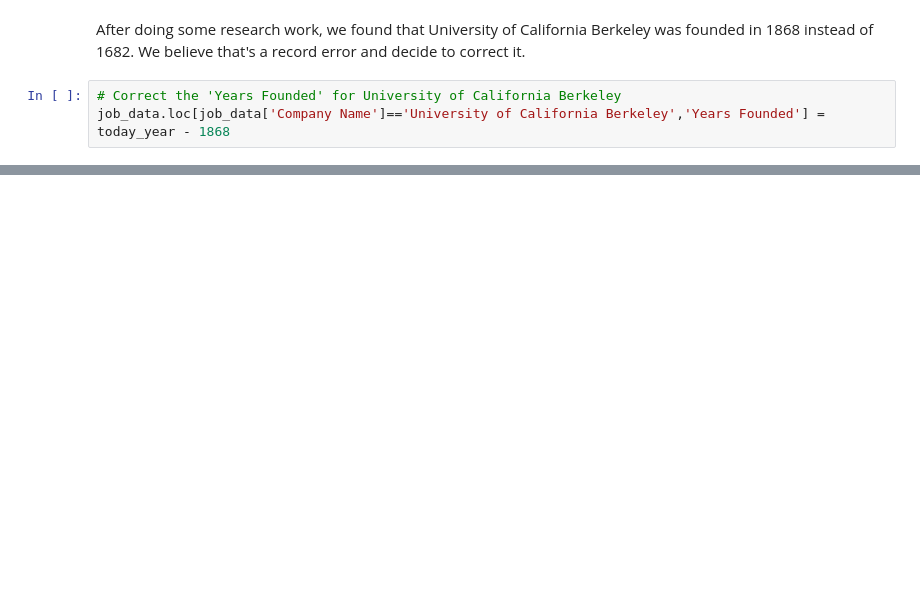
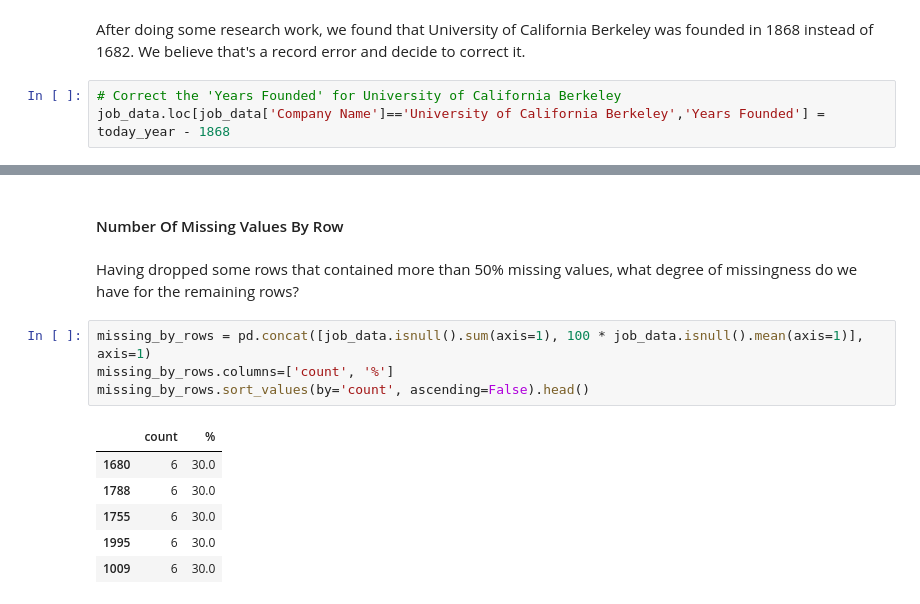
Before and after one commit to abbybby/CapstoneTwo_JobSalaryPrediction, a Jupyter notebook: Data Wrangling/data_wrangling.ipynb, the cells around one changed output, grey strips where cells are left out. Saved outputs shown, nothing was run; the diff lists cells and outputs as text; blank space fills up the shorter version.

```diff
--- a/Data Wrangling/data_wrangling.ipynb
+++ b/Data Wrangling/data_wrangling.ipynb
@@ -603,0 +569,15 @@ job_data.loc[job_data['Company Name']=='University of California Berkeley','Year
+# %% [markdown]
+#### Number Of Missing Values By Row
+# %% [markdown]
+Having dropped some rows that contained more than 50% missing values, what degree of missingness do we have for the remaining rows?
+# %%
+missing_by_rows = pd.concat([job_data.isnull().sum(axis=1), 100 * job_data.isnull().mean(axis=1)], axis=1)
+missing_by_rows.columns=['count', '%']
+missing_by_rows.sort_values(by='count', ascending=False).head()
+# %% [output]
+|  | count | % |
+| 1680 | 6 | 30.0 |
+| 1788 | 6 | 30.0 |
+| 1755 | 6 | 30.0 |
+| 1995 | 6 | 30.0 |
+| 1009 | 6 | 30.0 |
```
Also changed, not shown: parts of 43 cells of this notebook.
